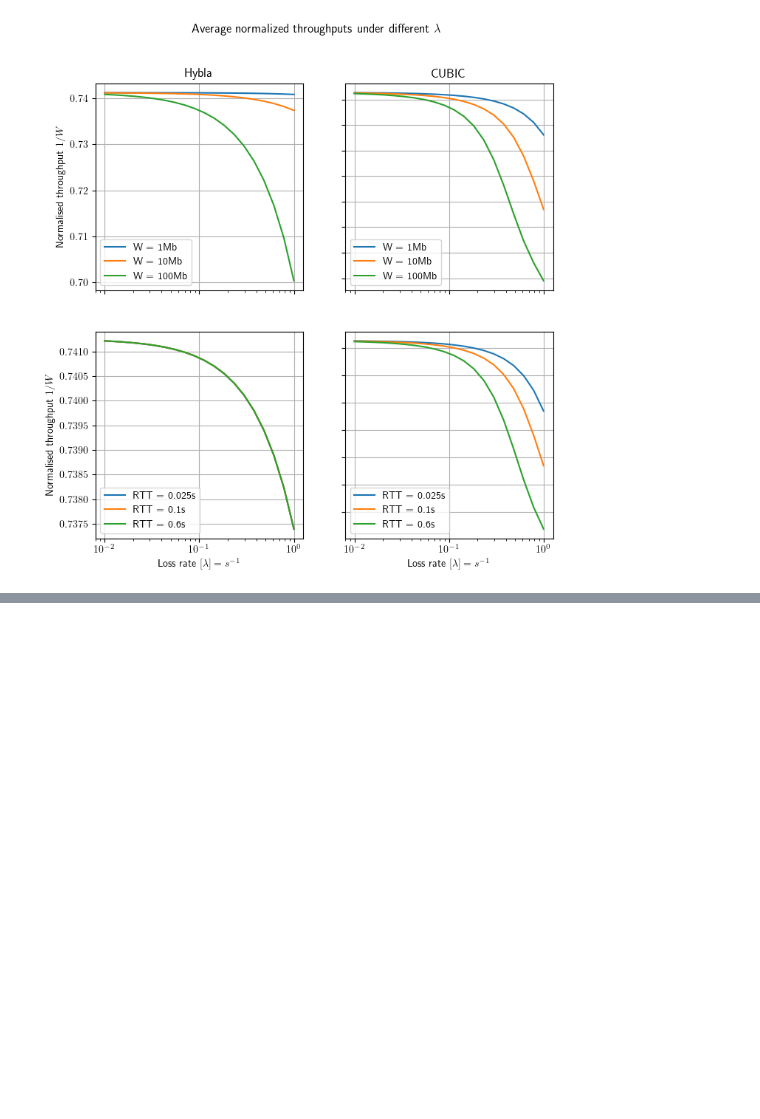
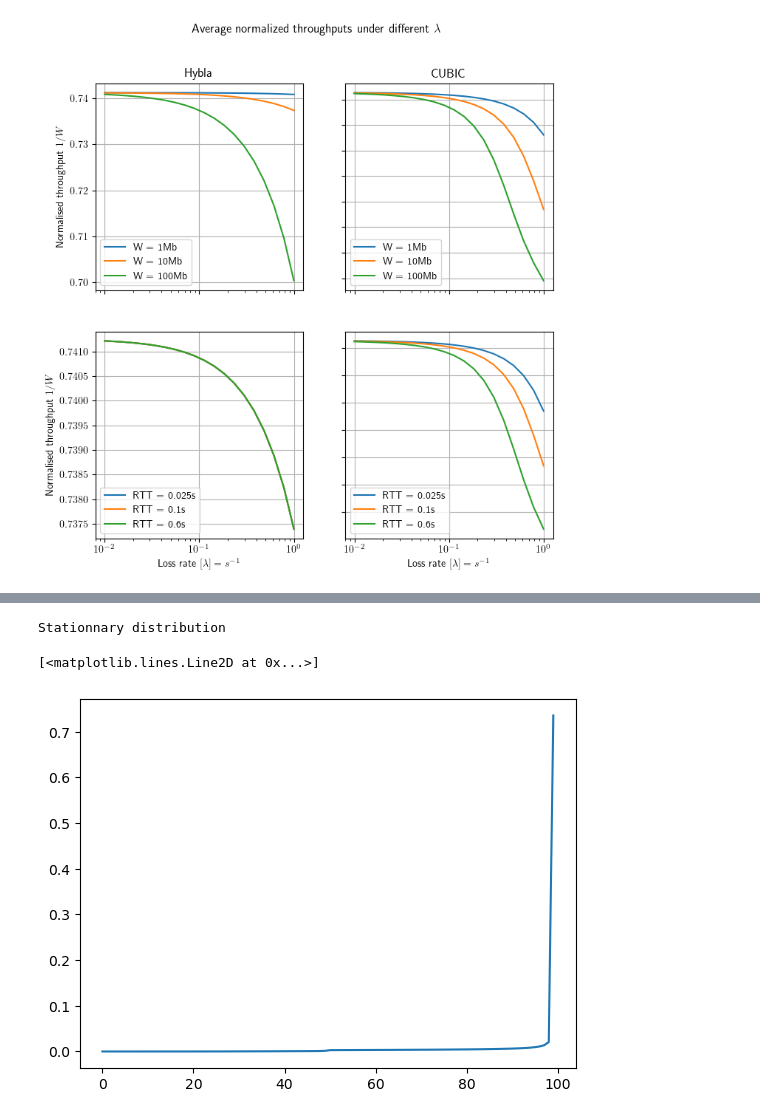
Before and after one commit to megretj/qpepcca, a Jupyter notebook: markovianModel.ipynb, the cells around one changed output, grey strips where cells are left out. Drawn from its saved outputs; the diff is of its cells as text; code cells hidden in the pictures; blank space fills up the shorter version.

```diff
--- a/markovianModel.ipynb
+++ b/markovianModel.ipynb
@@ -423,0 +260,9 @@ print(np.sum(plain.pi))
+# %%
+wired = CCA_CUBIC_MarkovChain_OG(trans_err=0.05,beta=0.5,alpha=1,N=100,C =1000,RTT=0.5)
+wired.compute_stationnary_distribution()
+print(f"Stationnary distribution")
+plt.plot(np.arange(wired.N),wired.pi)
+# %% [output]
+Stationnary distribution
+[<matplotlib.lines.Line2D at 0x...>]
+[figure, added]
```
Also changed, not shown: parts of 10 cells of this notebook, 1 other file.
